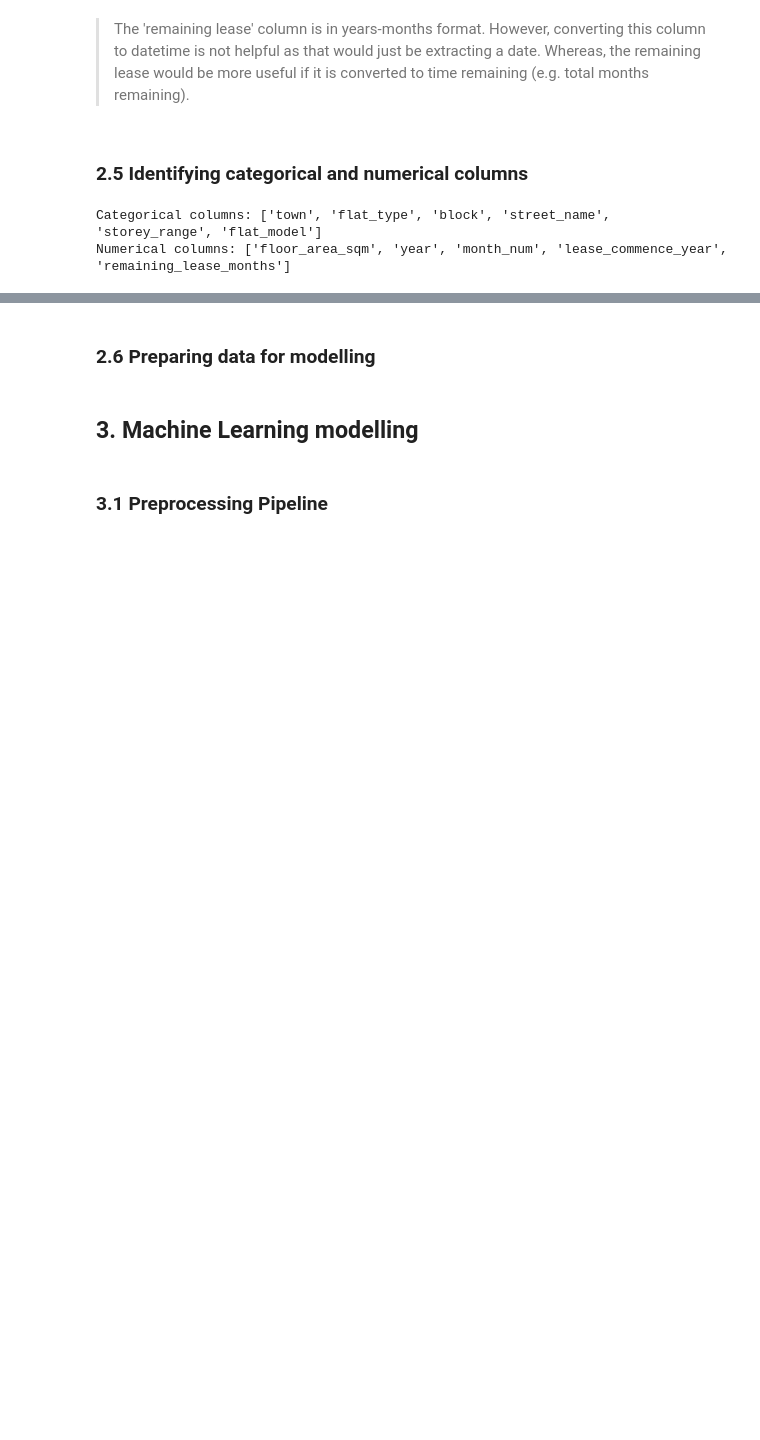
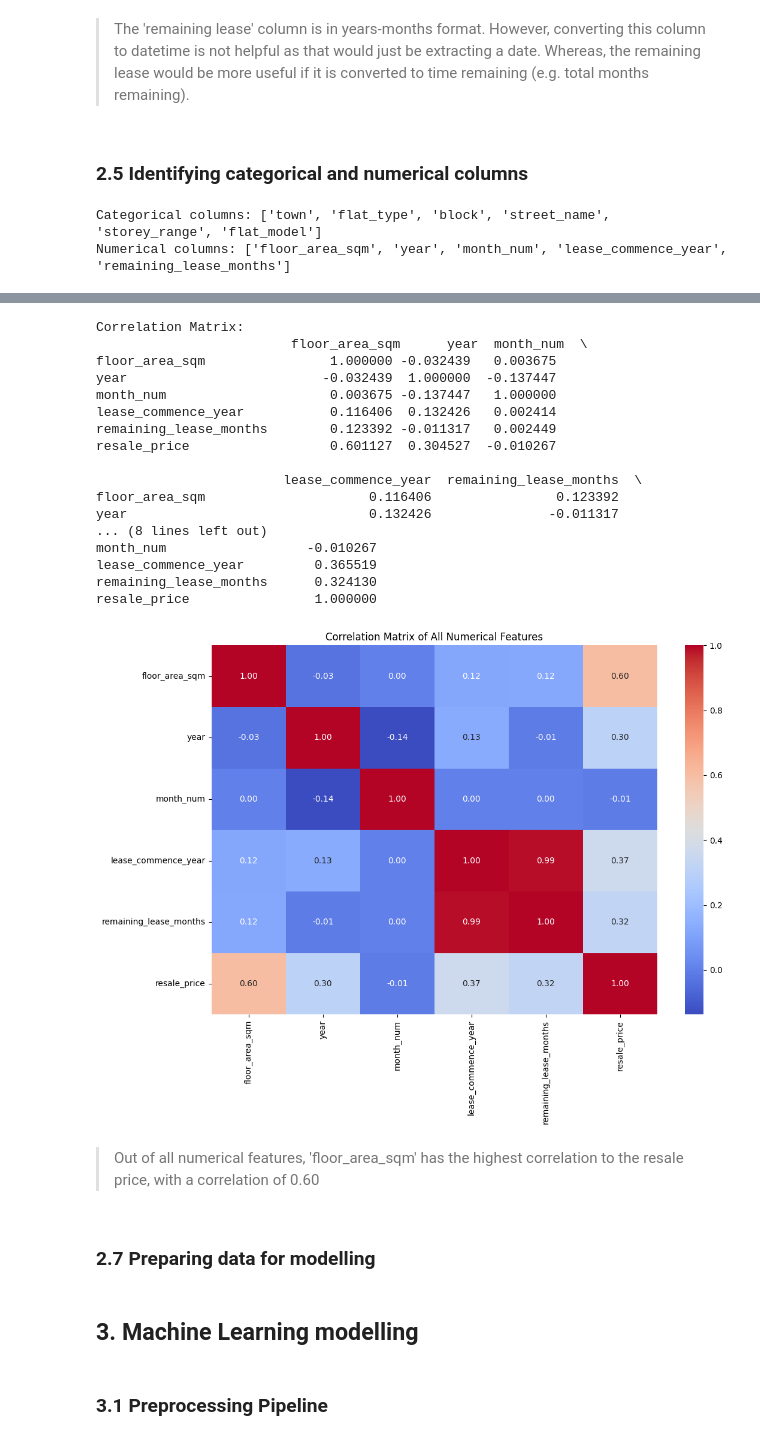
Before and after one commit to sg98ccy/HDB-Resale-Price-Prediction, a Jupyter notebook: Project 3.ipynb, the cells around one changed output, grey strips where cells are left out. Drawn from its saved outputs; the diff is of its cells as text; code cells hidden in the pictures; blank space fills up the shorter version.

```diff
--- a/Project 3.ipynb
+++ b/Project 3.ipynb
@@ -243,5 +256,38 @@ Numerical columns: ['floor_area_sqm', 'year', 'month_num', 'lease_commence_year'
+# %%
+# Calculate correlation matrix
+correlation_matrix = df_hdb[numerical_cols + non_feature_columns].corr()
+
+# Display correlation matrix
+print("Correlation Matrix:\n", correlation_matrix)
+
+# Visualize correlation matrix
+plt.figure(figsize=(12, 8))
+sns.heatmap(correlation_matrix, annot=True, cmap='coolwarm', fmt='.2f')
+plt.title('Correlation Matrix of All Numerical Features')
+plt.show()
+# %% [output]
+Correlation Matrix:
+                         floor_area_sqm      year  month_num  \
+floor_area_sqm                1.000000 -0.032439   0.003675
+year                         -0.032439  1.000000  -0.137447
+month_num                     0.003675 -0.137447   1.000000
+lease_commence_year           0.116406  0.132426   0.002414
+remaining_lease_months        0.123392 -0.011317   0.002449
+resale_price                  0.601127  0.304527  -0.010267
+
+                        lease_commence_year  remaining_lease_months  \
+floor_area_sqm                     0.116406                0.123392
+year                               0.132426               -0.011317
+... (8 lines left out)
+month_num                  -0.010267
+lease_commence_year         0.365519
+remaining_lease_months      0.324130
+resale_price                1.000000
+[figure, added]
+# %% [markdown]
+> Out of all numerical features, 'floor_area_sqm' has the highest correlation to the resale price, with a correlation of 0.60
 # %% [markdown]
-### 2.6 Preparing data for modelling
+### 2.7 Preparing data for modelling
 # %%
 features = numerical_cols + categorical_cols
 
```
Also changed, not shown: parts of 5 cells of this notebook.
